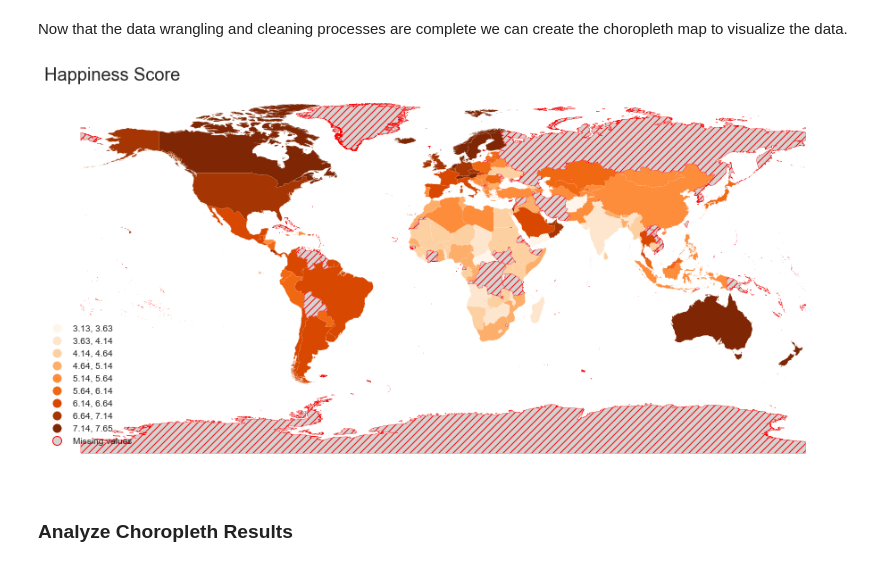
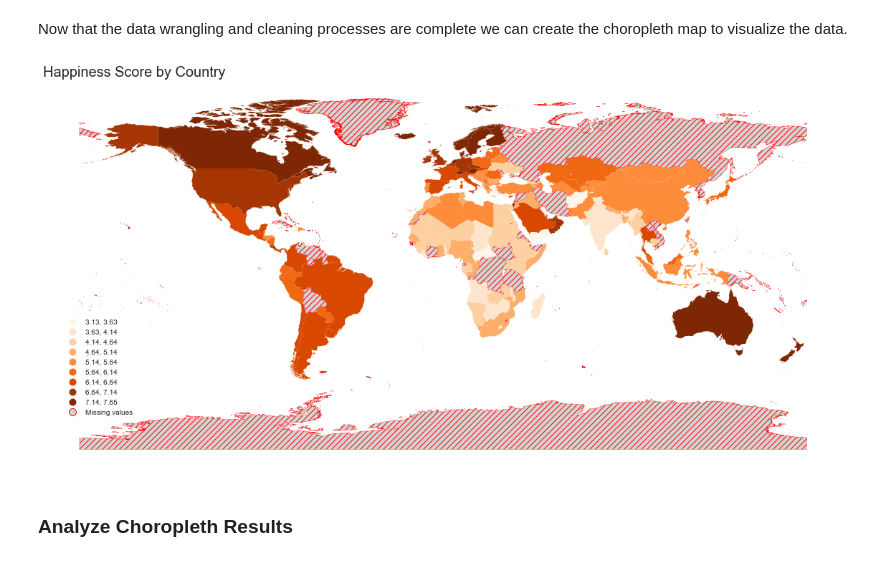
Before and after one commit to qshen9581/ds5100-group2, a Jupyter notebook: happiness_analysis_ds.ipynb, the cells around one changed output. Drawn from its saved outputs; the diff is of its cells as text; code cells hidden in the pictures.

```diff
--- a/happiness_analysis_ds.ipynb
+++ b/happiness_analysis_ds.ipynb
@@ -226,30 +226,32 @@ Now that the data wrangling and cleaning processes are complete we can create th
 # %%
 colors = 9
 cmap = 'Oranges'
 figsize = (16, 10)
 val = 'Happiness Score'
-title = '{}'.format(val)
+title = '{} by Country'.format(val)
 description = ''''''.strip()
 
-ax = merged_grouped.plot(column=val,
+fig, ax = plt.subplots(figsize=(20,18))
+merged_grouped.plot(column=val,
                  cmap=cmap,
                  figsize=figsize,
                  scheme='equal_interval',
                  k=colors,
                  legend=True,
                  missing_kwds={
                     "color": "lightgrey",
                     "edgecolor": "red",
                     "hatch": "///",
-                    "label": "Missing values"})
+                    "label": "Missing values"}, ax=ax)
 
 ax.set_title(title, fontdict={'fontsize': 20}, loc='left')
 ax.annotate(description, xy=(0.1, 0.1), size=12, xycoords='figure fraction')
 
 ax.set_axis_off()
 ax.get_legend().set_bbox_to_anchor((.12, .4))
+fig.savefig("./output/Happiness_Choropleth.png")
 # %% [output]
-[figure, old version]
+[figure, new version]
 # %% [markdown]
 ### Analyze Choropleth Results
 # %% [markdown]
```
Also changed, not shown: parts of 1 cell of this notebook, 1 other file.
